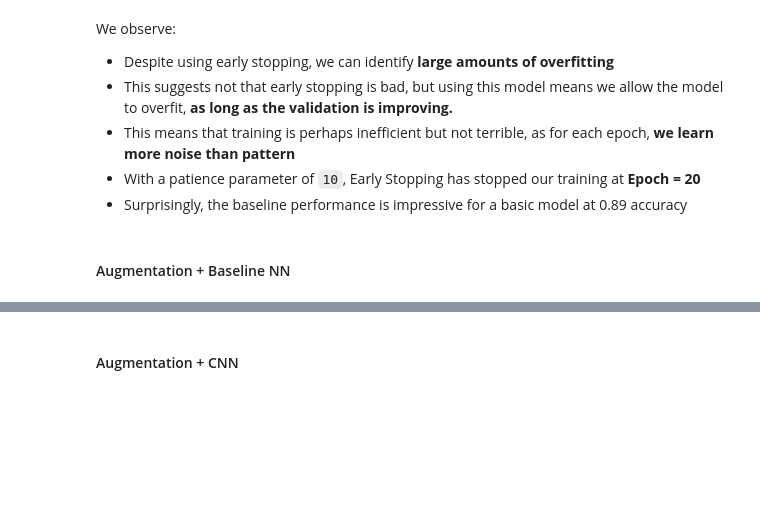
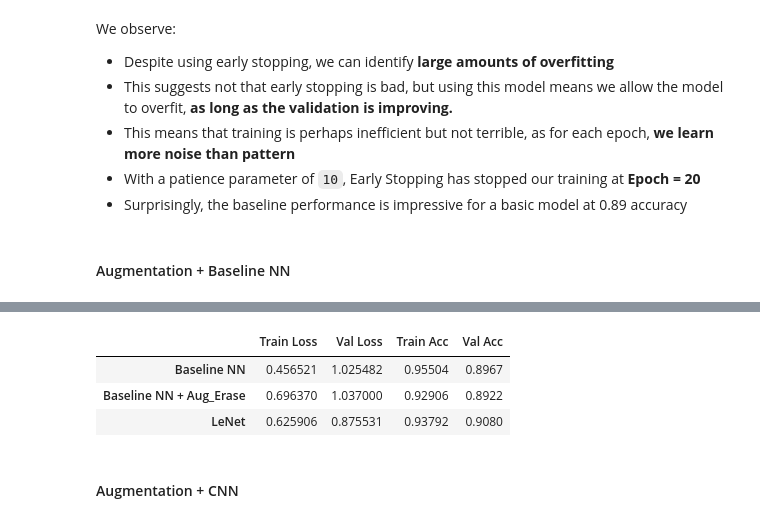
Before and after one commit to kenJPG/Fashion-MNIST, a Jupyter notebook: fashion_mnist.ipynb, the cells around one changed output, grey strips where cells are left out. Drawn from its saved outputs; the diff is of its cells as text; code cells hidden in the pictures; blank space fills up the shorter version.

```diff
--- a/fashion_mnist.ipynb
+++ b/fashion_mnist.ipynb
@@ -1042,0 +1058,42 @@ KeyboardInterrupt:
+# %%
+class LeNet(nn.Module):
+	def __init__(self):
+		super(LeNet, self).__init__()
+
+		self.conv1 = nn.Conv2d(1, 6, 5, padding = 2)
+		self.sig1 = nn.Sigmoid()
+		self.pool1 = nn.AvgPool2d(2, stride=2)
+
+		self.conv2 = nn.Conv2d(6, 16, 5, padding = 0)
+		self.sig2 = nn.Sigmoid()
+		self.pool2 = nn.AvgPool2d(2, stride=2)
+
+		self.flat = nn.Flatten(start_dim=1)
+
+		self.fc1 = nn.Linear(16 * 5 * 5, 120)
+		self.sig_fc1 = nn.Sigmoid()
+
+		self.fc2 = nn.Linear(120, 84)
+		self.sig_fc2 = nn.Sigmoid()
+
+		self.fc3 = nn.Linear(84, 10)
+
+	def forward(self, x):
+		x = self.pool1(self.sig1(self.conv1(x)))
+		x = self.pool2(self.sig2(self.conv2(x)))
+		x = self.flat(x)
+		x = self.sig_fc1(self.fc1(x))
+		x = self.sig_fc2(self.fc2(x))
+		x = self.fc3(x)
+		return x
+# %%
+trainer.train_model(
+	'LeNet', LeNet, # model
+	optim.Adam, {'lr': 1e-3, 'weight_decay': 1e-5}, # optimizer
+	train_data, # data
+	early_stopping = CustomEarlyStopping(patience = 10),
+	verbose=True
+)
+trainer.archive('LeNet')
+display(trainer.history)
+# %% [output]
@@ -1043,2 +1117,6 @@ KeyboardInterrupt:
+|  | Train Loss | Val Loss | Train Acc | Val Acc |
+| Baseline NN | 0.456521 | 1.025482 | 0.95504 | 0.8967 |
+| Baseline NN + Aug_Erase | 0.696370 | 1.037000 | 0.92906 | 0.8922 |
+| LeNet | 0.625906 | 0.875531 | 0.93792 | 0.9080 |
 # %% [markdown]
 #### Augmentation + CNN
```
Also changed, not shown: parts of 16 cells of this notebook, 5 other files.
